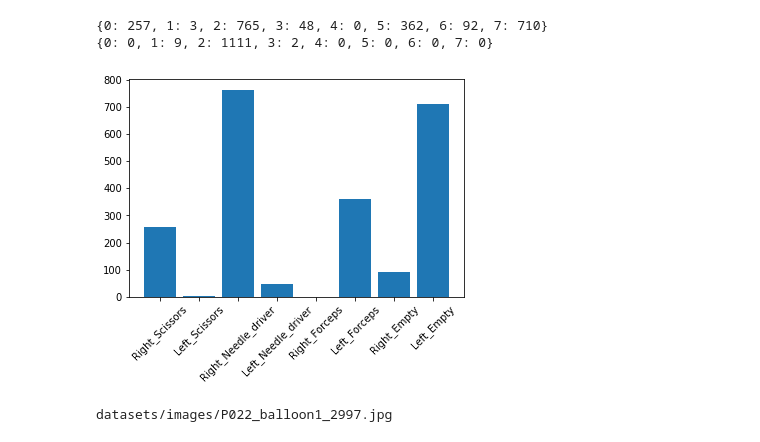
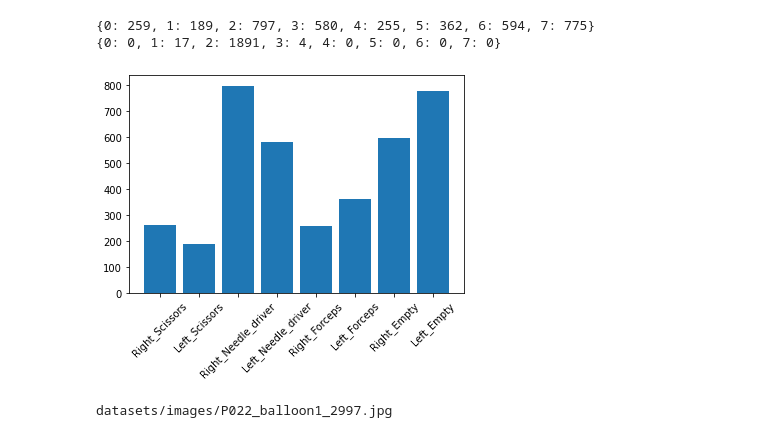
Before and after one commit to dolev31/Object-Detection---YOLO, a Jupyter notebook: data_exporation.ipynb, the cells around one changed output. Drawn from its saved outputs; the diff is of its cells as text; code cells hidden in the pictures.

```diff
--- a/data_exporation.ipynb
+++ b/data_exporation.ipynb
@@ -10,38 +11,44 @@ labels = ['Right_Scissors',
           'Right_Empty',
           'Left_Empty']
 idx_to_label = {i:inst for i, inst in zip(range(len(labels)),labels)}
 class_appearance = {i:0 for i in range(len(labels))}
 images_label_counts = {i:0 for i in range(len(labels))}
 files_to_show = {i:[] for i in range(len(labels))}
 
 
 mypath = 'datasets/labels'
 images = 'datasets/images'
 
 from os import listdir
 from os.path import isfile, join
 onlyfiles = [f for f in listdir(mypath) if isfile(join(mypath, f))]
 for file in onlyfiles:
     with open(mypath+"/"+file) as f:
-        lines = f.readlines()
+        lines = [line for line in f.readlines() if line !='\n']
+
+        if len(lines) == 6:
+            ofek = 5
         images_label_counts[len(lines)] += 1
         files_to_show[len(lines)].append(images+"/"+file.replace(".txt",".jpg"))
         for line in lines:
-            class_appearance[int(line.split(" ")[0])] += 1
+            try:
+                class_appearance[int(line.split(" ")[0].strip())] += 1
+            except:
+                continue
 from random import choice
 files_to_show_list = [choice(v) for k,v in files_to_show.items() if len(v)>0]
 print(class_appearance)
 print(images_label_counts)
 
 class_appearance = pd.DataFrame(class_appearance, index=[0])
 class_appearance = class_appearance.rename(idx_to_label, axis=1)
 plt.bar(x=class_appearance.columns, height=class_appearance.loc[0])
 plt.xticks(rotation=45)
 plt.show()
 # %% [output]
-{0: 257, 1: 3, 2: 765, 3: 48, 4: 0, 5: 362, 6: 92, 7: 710}
-{0: 0, 1: 9, 2: 1111, 3: 2, 4: 0, 5: 0, 6: 0, 7: 0}
+{0: 259, 1: 189, 2: 797, 3: 580, 4: 255, 5: 362, 6: 594, 7: 775}
+{0: 0, 1: 17, 2: 1891, 3: 4, 4: 0, 5: 0, 6: 0, 7: 0}
-[figure, old version]
+[figure, new version]
 # %%
 from IPython.display import Image, display
 for file_name in files_to_show_list:
```
Also changed, not shown: parts of 1 cell of this notebook, 4 other files.
